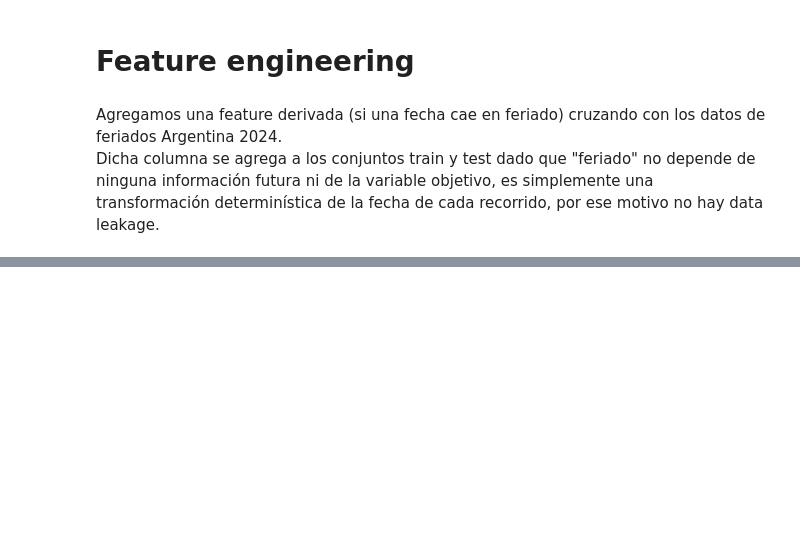
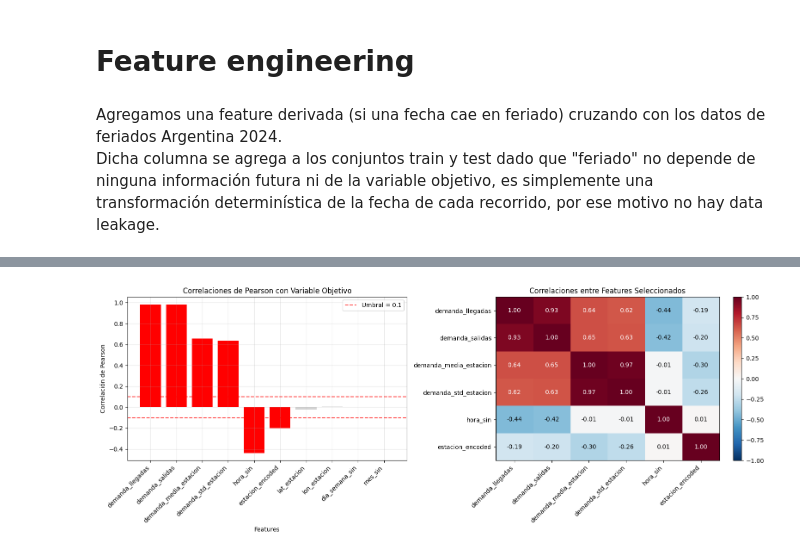
Before and after one commit to ArielMatC/ceia-andd-g2, a Jupyter notebook: data_analysis.ipynb, the cells around one changed output, grey strips where cells are left out. Drawn from its saved outputs; the diff is of its cells as text; code cells hidden in the pictures; blank space fills up the shorter version.

```diff
--- a/data_analysis.ipynb
+++ b/data_analysis.ipynb
@@ -3043,0 +1821,75 @@ plt.show()
+# %%
+# 4. TÉCNICA 1: CORRELACIÓN DE PEARSON
+print("="*70)
+print("TÉCNICA 1: CORRELACIÓN DE PEARSON")
+print("="*70)
+
+# Calcular correlaciones de Pearson
+correlaciones_pearson = []
+p_values_pearson = []
+
+for feature in X_train_demand.columns:
+    corr, p_val = pearsonr(X_train_demand[feature], y_train_demand)
+    correlaciones_pearson.append((feature, abs(corr), corr, p_val))
+
+# Ordenar por correlación absoluta
+correlaciones_pearson.sort(key=lambda x: x[1], reverse=True)
+
+print("\n📊 Correlaciones de Pearson con variable objetivo:")
+print("-" * 60)
+for feature, abs_corr, corr, p_val in correlaciones_pearson:
+    significance = "***" if p_val < 0.001 else "**" if p_val < 0.01 else "*" if p_val < 0.05 else ""
+    print(f"{feature:25} | Corr: {corr:+.4f} | |Corr|: {abs_corr:.4f} | p-val: {p_val:.4f} {significance}")
+
+# Seleccionar features con correlación absoluta > 0.1
+umbral_corr = 0.1
+features_pearson = [feat[0] for feat in correlaciones_pearson if feat[1] > umbral_corr]
+
+print(f"\n✅ Features seleccionados por Pearson (|corr| > {umbral_corr}):")
+print(f"   Total: {len(features_pearson)}/{len(X_train_demand.columns)}")
+print(f"   Features: {features_pearson}")
+
+# Visualización
+fig, (ax1, ax2) = plt.subplots(1, 2, figsize=(16, 6))
+
+# Gráfico de barras de correlaciones
+features_plot = [x[0] for x in correlaciones_pearson]
+corrs_plot = [x[2] for x in correlaciones_pearson]
+
+bars = ax1.bar(range(len(features_plot)), corrs_plot,
+               color=['red' if abs(c) > umbral_corr else 'lightgray' for c in corrs_plot])
+ax1.axhline(y=umbral_corr, color='red', linestyle='--', alpha=0.7, label=f'Umbral = {umbral_corr}')
+ax1.axhline(y=-umbral_corr, color='red', linestyle='--', alpha=0.7)
+ax1.set_xlabel('Features')
+ax1.set_ylabel('Correlación de Pearson')
+ax1.set_title('Correlaciones de Pearson con Variable Objetivo')
+ax1.set_xticks(range(len(features_plot)))
+ax1.set_xticklabels(features_plot, rotation=45, ha='right')
+ax1.legend()
+ax1.grid(True, alpha=0.3)
+
+# Heatmap de correlación entre features seleccionados
+if len(features_pearson) > 1:
+    corr_matrix = X_train_demand[features_pearson].corr()
+    im = ax2.imshow(corr_matrix, cmap='RdBu_r', aspect='auto', vmin=-1, vmax=1)
+    ax2.set_xticks(range(len(features_pearson)))
+    ax2.set_yticks(range(len(features_pearson)))
+    ax2.set_xticklabels(features_pearson, rotation=45, ha='right')
+    ax2.set_yticklabels(features_pearson)
+    ax2.set_title('Correlaciones entre Features Seleccionados')
+
+    # Agregar valores en el heatmap
+    for i in range(len(features_pearson)):
+        for j in range(len(features_pearson)):
+            text = ax2.text(j, i, f'{corr_matrix.iloc[i, j]:.2f}',
+                           ha="center", va="center", color="black" if abs(corr_matrix.iloc[i, j]) < 0.5 else "white")
+
+    plt.colorbar(im, ax=ax2)
+else:
+    ax2.text(0.5, 0.5, 'Menos de 2 features\nseleccionados',
+             ha='center', va='center', transform=ax2.transAxes, fontsize=12)
+    ax2.set_title('Heatmap no disponible')
+
+plt.tight_layout()
+plt.show()
+# %% [output]
@@ -3043,0 +1916 @@ plt.show()
+[figure, added]
```
Also changed, not shown: parts of 43 cells of this notebook, 2 other files.
